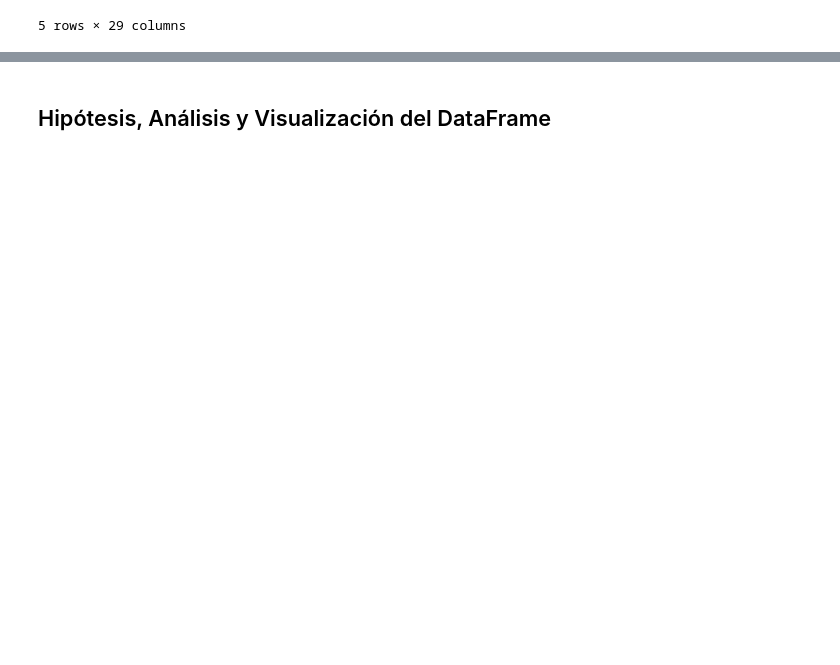
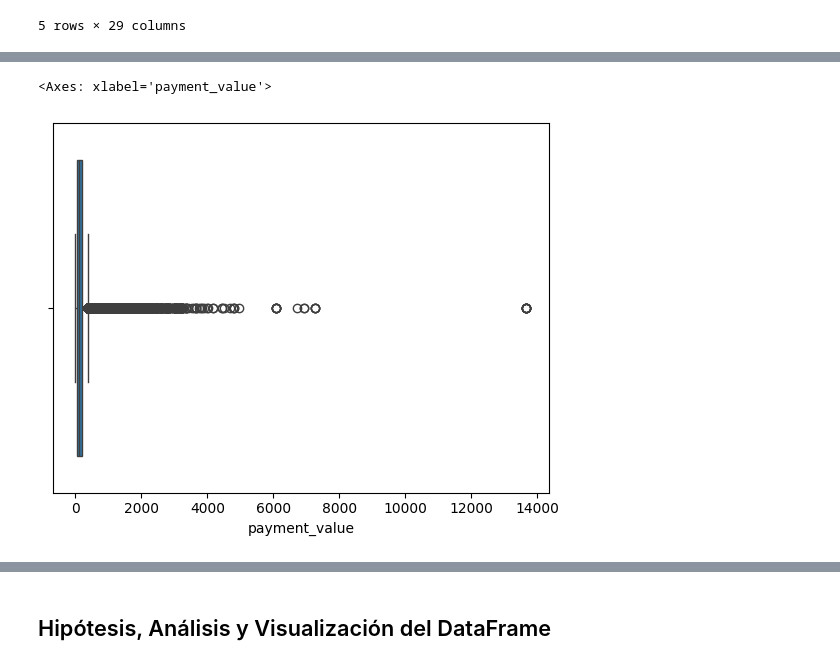
Before and after one commit to nicobotti91/coderds, a Jupyter notebook: ProyectoDSParteII_Botti.ipynb, the cells around one changed output, grey strips where cells are left out. Drawn from its saved outputs; the diff is of its cells as text; code cells hidden in the pictures; blank space fills up the shorter version.

```diff
--- a/ProyectoDSParteII_Botti.ipynb
+++ b/ProyectoDSParteII_Botti.ipynb
@@ -372,0 +385,5 @@ memory usage: 26.4+ MB
+# %%
+sns.boxplot(x=df_target_sales['payment_value'])
+# %% [output]
+<Axes: xlabel='payment_value'>
+[figure, added]
```
Also changed, not shown: parts of 25 cells of this notebook.
